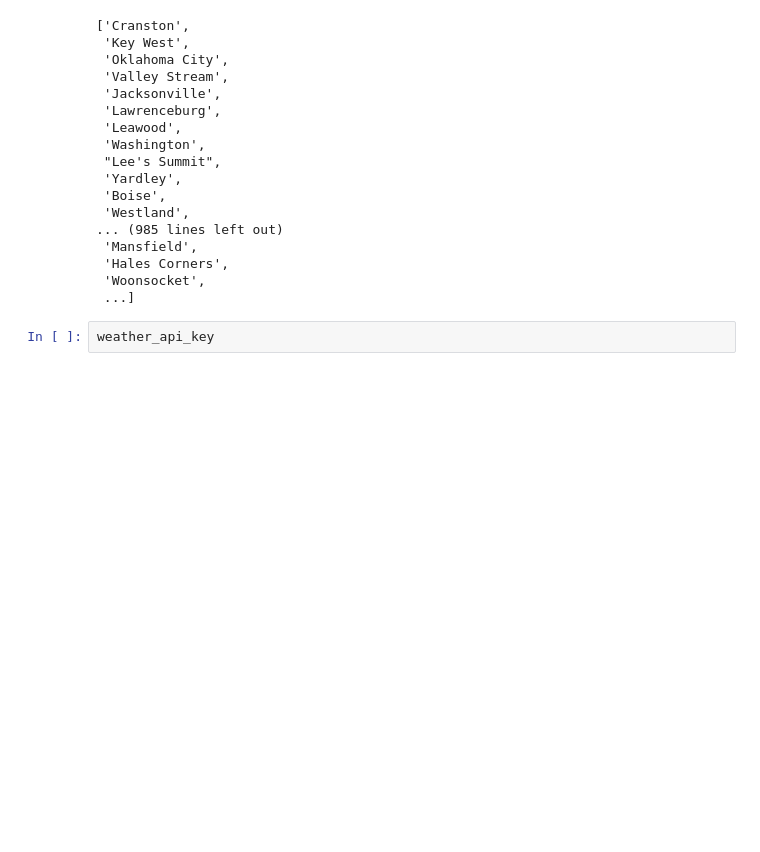
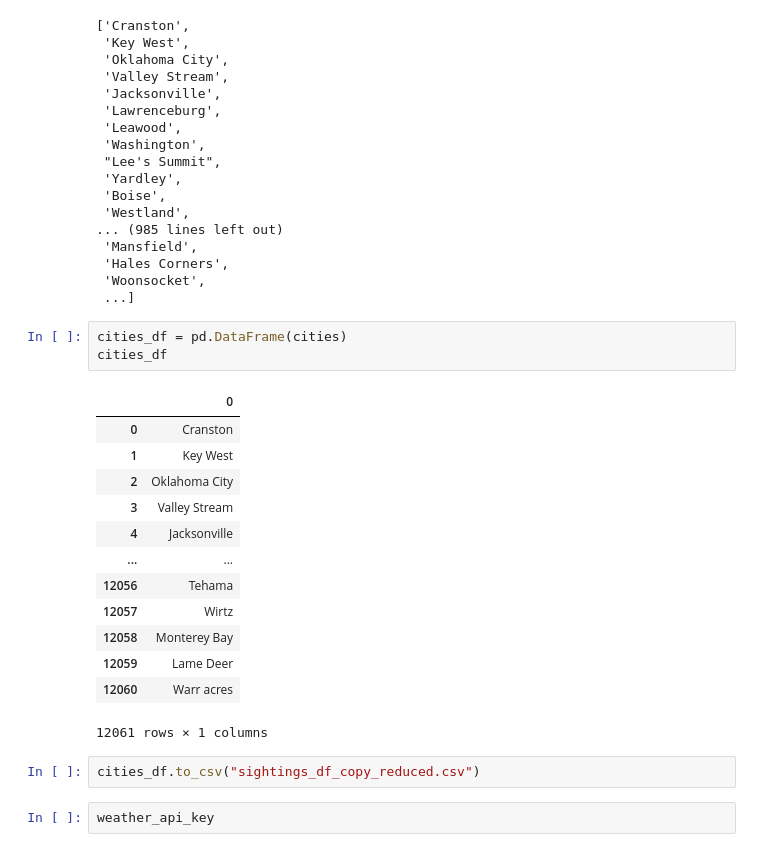
Before and after one commit to gfoley15/you_only_know_what_UFO, a Jupyter notebook: Sightings lat_lng.ipynb, the cells around one changed output. Cells and saved outputs as stored; diff of their text form; blank space fills up the shorter version.

```diff
--- a/Sightings lat_lng.ipynb
+++ b/Sightings lat_lng.ipynb
@@ -64,6 +63,25 @@ cities
  'Hales Corners',
  'Woonsocket',
  ...]
+# %%
+cities_df = pd.DataFrame(cities)
+cities_df
+# %% [output]
+|  | 0 |
+| 0 | Cranston |
+| 1 | Key West |
+| 2 | Oklahoma City |
+| 3 | Valley Stream |
+| 4 | Jacksonville |
+| ... | ... |
+| 12056 | Tehama |
+| 12057 | Wirtz |
+| 12058 | Monterey Bay |
+| 12059 | Lame Deer |
+| 12060 | Warr acres |
+12061 rows × 1 columns
+# %%
+cities_df.to_csv("sightings_df_copy_reduced.csv")
 # %%
 weather_api_key
 # %% [output]
```
Also changed, not shown: parts of 6 cells of this notebook, 2 other files.
